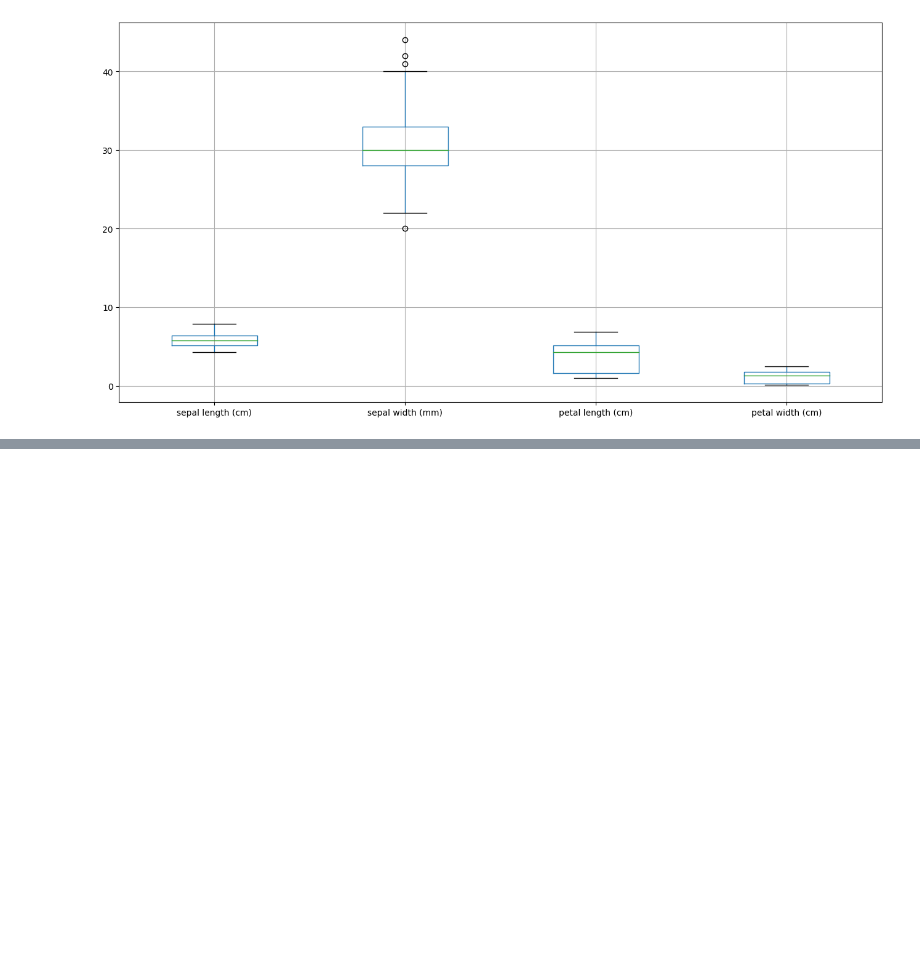
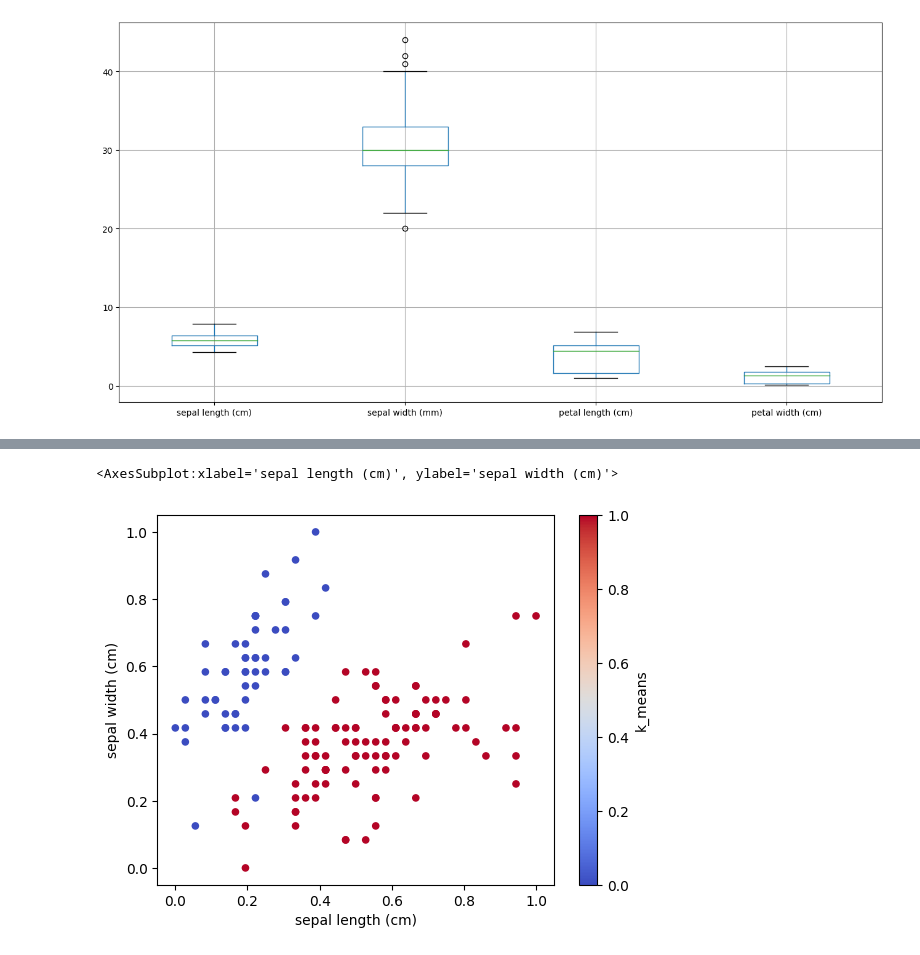
Before and after one commit to GPul88/Datacademy, a Jupyter notebook: Modules/M4_ML/src/main.ipynb, the cells around one changed output, grey strips where cells are left out. Cells and saved outputs as stored; diff of their text form; code cells hidden in the pictures; blank space fills up the shorter version.

```diff
--- a/Modules/M4_ML/src/main.ipynb
+++ b/Modules/M4_ML/src/main.ipynb
@@ -623,0 +306,6 @@ weighted avg       0.95      0.95      0.95        38
+# %%
+# De column in milimeters naar centimeters
+func.iris['sepal width (mm)'] = func.iris['sepal width (mm)'].apply(lambda x: x/10)
+
+# And rename the column
+func.iris = func.iris.rename(columns={'sepal width (mm)':'sepal width (cm)'})
@@ -623,0 +339,3 @@ weighted avg       0.95      0.95      0.95        38
+# %%
+import pandas as pd
+func.iris = pd.get_dummies(func.iris)
@@ -623,0 +367,8 @@ weighted avg       0.95      0.95      0.95        38
+# %%
+from sklearn.preprocessing import MinMaxScaler
+
+# Robust scaling the data
+scaler = MinMaxScaler()
+
+# Fit to data, then scale it.
+func.iris[list(func.iris.columns)] = scaler.fit_transform(func.iris[list(func.iris.columns)])
@@ -623,0 +395,3 @@ weighted avg       0.95      0.95      0.95        38
+# %%
+# Extra categorical feature en hier eruit knikkeren (State column) = Wet - Dry
+func.iris = func.iris.drop(['petal width (cm)', 'state_wet', 'state_dry'], axis=1)
@@ -623,0 +437,18 @@ weighted avg       0.95      0.95      0.95        38
+# %%
+from sklearn.cluster import KMeans
+
+# Number of clusters
+k = 2
+
+# K-Means clustering
+kmeans_model = KMeans(n_clusters=k, random_state=0)
+kmeans_model.fit(func.iris)
+
+# Add predicted values to a new column in the DataFrame
+func.iris['k_means'] = kmeans_model.predict(func.iris)
+
+# Plot the results in a 2D scatterplot with x='SepalLengthCm', y='SepalWidthCm'
+func.iris.plot.scatter(x='sepal length (cm)', y='sepal width (cm)', c='k_means', colormap='coolwarm')
+# %% [output]
+<AxesSubplot:xlabel='sepal length (cm)', ylabel='sepal width (cm)'>
+[figure, added]
```
Also changed, not shown: parts of 74 cells of this notebook, 1 other file.
